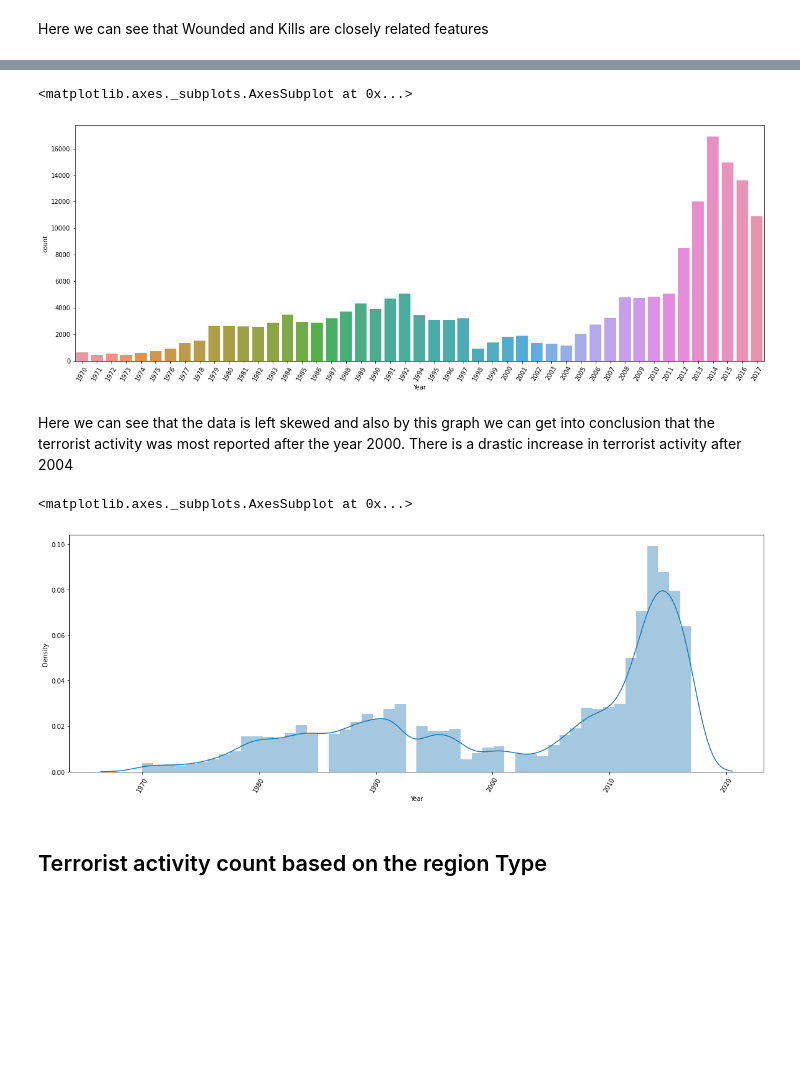
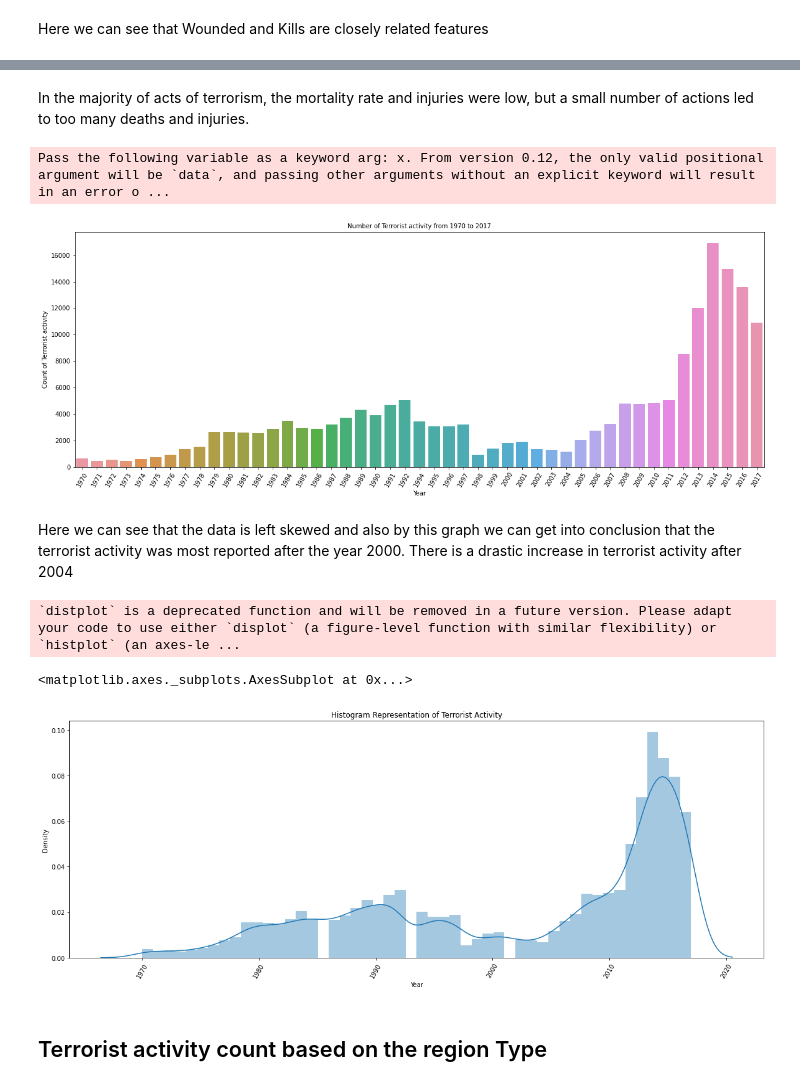
Before and after one commit to Sandeep2111/Global_Terrorism_Analysis, a Jupyter notebook: Global_Terrorism_Analysis_Capstone_Project.ipynb, the cells around one changed output, grey strips where cells are left out. Drawn from its saved outputs; the diff is of its cells as text; code cells hidden in the pictures; blank space fills up the shorter version.

```diff
--- a/Global_Terrorism_Analysis_Capstone_Project.ipynb
+++ b/Global_Terrorism_Analysis_Capstone_Project.ipynb
@@ -226,19 +245,26 @@ Here we can see that Wounded and Kills are closely related features
+# %% [markdown]
+In the majority of acts of terrorism, the mortality rate and injuries were low, but a small number of actions led to too many deaths and injuries.
 # %%
 plt.figure(figsize=(20,7))
 plt.xticks(rotation=60)
-sns.countplot(terrorist_data['Year'])
+plt.title('Number of Terrorist activity from 1970 to 2017',size=10)
+ax = sns.countplot(terrorist_data['Year'])
+ax.set(xlabel='Year',ylabel='Count of Terrorist activity')
+plt.show()
 # %% [output]
-<matplotlib.axes._subplots.AxesSubplot at 0x...>
+Pass the following variable as a keyword arg: x. From version 0.12, the only valid positional argument will be `data`, and passing other arguments without an explicit keyword will result in an error o ...
-[figure, old version]
+[figure, new version]
 # %% [markdown]
 Here we can see that the data is left skewed and also by this graph we can get into conclusion that the terrorist activity was most reported after the year 2000. There is a drastic increase in terrorist activity after 2004
 # %%
 plt.figure(figsize=(20,7))
 plt.xticks(rotation=60)
+plt.title('Histogram Representation of Terrorist Activity')
 sns.distplot(terrorist_data['Year'])
 # %% [output]
-<matplotlib.axes._subplots.AxesSubplot at 0x...>
+`distplot` is a deprecated function and will be removed in a future version. Please adapt your code to use either `displot` (a figure-level function with similar flexibility) or `histplot` (an axes-le ...
+<matplotlib.axes._subplots.AxesSubplot at 0x...>
-[figure, old version]
+[figure, new version]
 # %% [markdown]
 ## Terrorist activity count based on the region Type
 # %%
```
Also changed, not shown: parts of 22 cells of this notebook.
